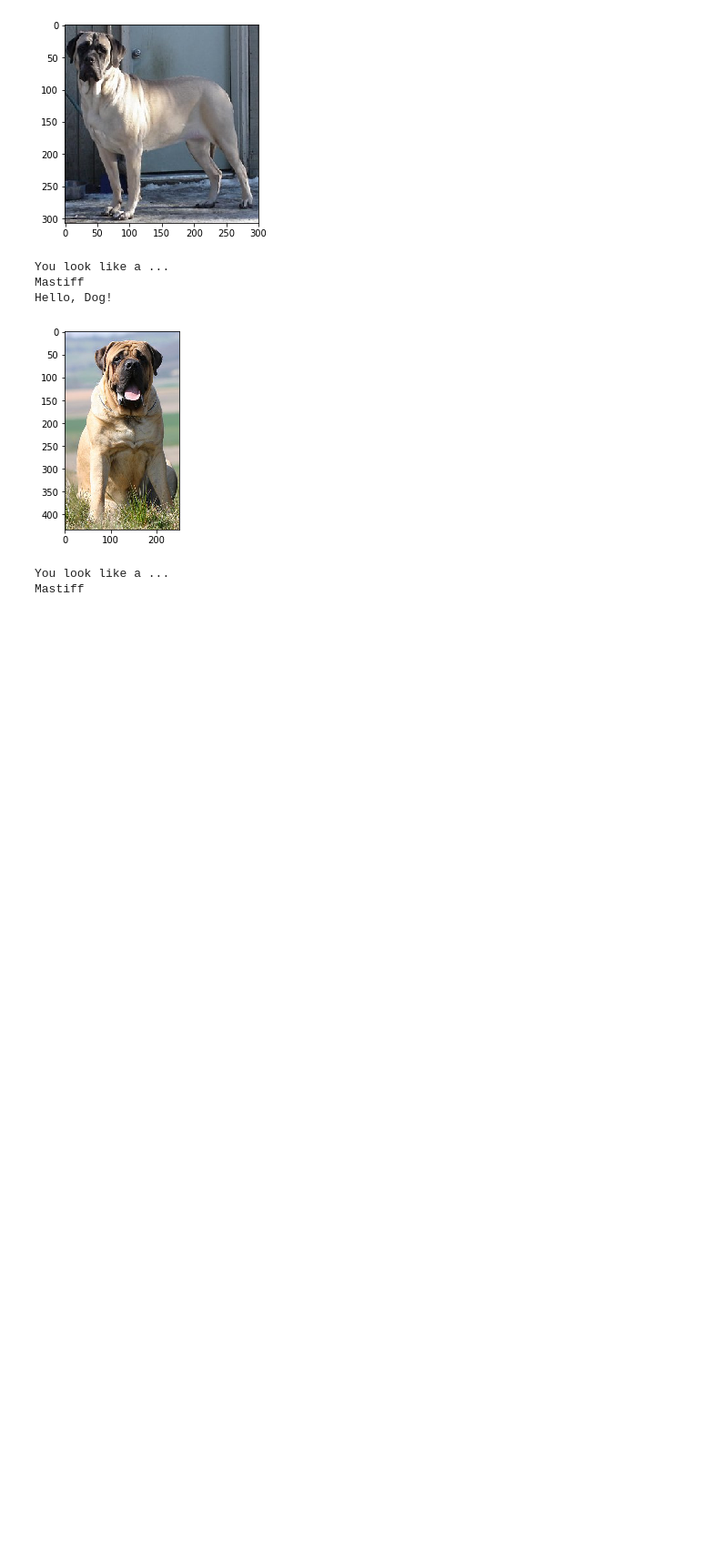
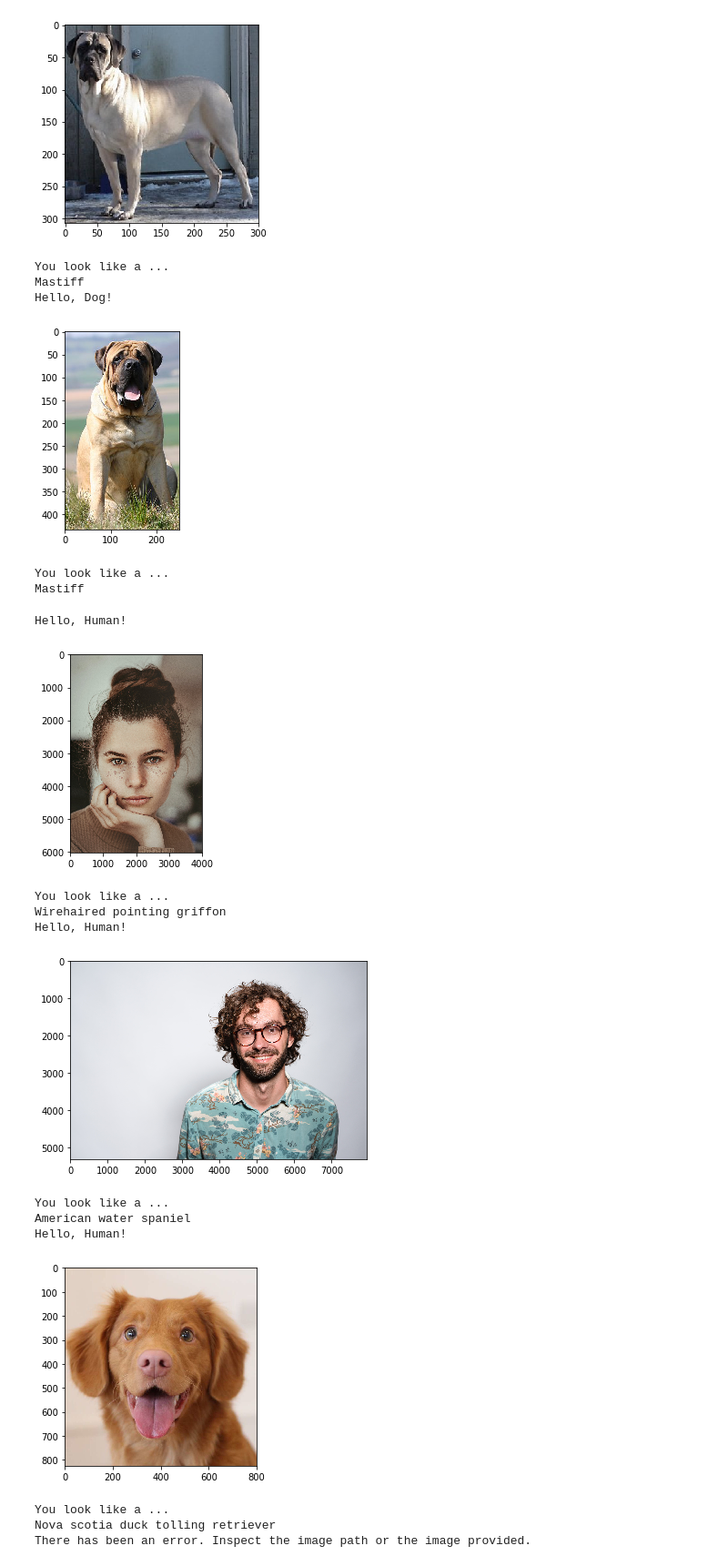
Before and after one commit to Jgursaha/DeepLearningNanodegree, a Jupyter notebook: ass2-dog-classifier/dog_app.ipynb, the cells around one changed output. Shown at 91% size. Drawn from its saved outputs; the diff is of its cells as text; code cells hidden in the pictures; blank space fills up the shorter version.

```diff
--- a/ass2-dog-classifier/dog_app.ipynb
+++ b/ass2-dog-classifier/dog_app.ipynb
@@ -391,9 +390,16 @@ data_transform = transforms.Compose([
     transforms.Normalize(mean=[0.485, 0.456, 0.406], std=[0.229, 0.224, 0.225])
 ])
 
+test_transform = transforms.Compose([
+    transforms.Resize(256),
+    transforms.CenterCrop(224),
+    transforms.ToTensor(),
+    transforms.Normalize(mean=[0.485, 0.456, 0.406], std=[0.229, 0.224, 0.225])
+])
+
 train_data = datasets.ImageFolder(train_dir, transform=data_transform)
-test_data = datasets.ImageFolder(test_dir, transform=data_transform)
-valid_data = datasets.ImageFolder(valid_dir, transform=data_transform)
+test_data = datasets.ImageFolder(test_dir, transform=test_transform)
+valid_data = datasets.ImageFolder(valid_dir, transform=test_transform)
 
 data = {"train" : train_data, "valid" : valid_data, "test" : test_data}
 
@@ -410,8 +416,8 @@ Num valid images:  835
 # %%
 # prepare data loaders
 train_loader = torch.utils.data.DataLoader(train_data, batch_size=batch_size, shuffle=True)
-valid_loader = torch.utils.data.DataLoader(valid_data, batch_size=batch_size, shuffle=True)
-test_loader = torch.utils.data.DataLoader(test_data, batch_size=batch_size, shuffle=True)
+valid_loader = torch.utils.data.DataLoader(valid_data, batch_size=batch_size, shuffle=False)
+test_loader = torch.utils.data.DataLoader(test_data, batch_size=batch_size, shuffle=False)
 
 loaders_scratch = {'train': train_loader,
                    'test': test_loader,
@@ -893,6 +900,8 @@ def run_app(img_path):
 
     if not human_detected and not dog_detected:
         print("There has been an error. Inspect the image path or the image provided.")
+        plt.imshow(image)
+        plt.show()
         return
 
     if(human_detected):
@@ -958,3 +967,22 @@ Hello, Dog!
 [figure]
 You look like a ...
 Mastiff
+# %%
+human_pics = ['./images/human1.jpg', './images/human2.jpg']
+dog_pics = ['./images/dog1.jpg', './images/dog2.jpg']
+for file in np.hstack((human_pics, dog_pics)):
+    run_app(file)
+# %% [output]
+Hello, Human!
+[figure, added]
+You look like a ...
+Wirehaired pointing griffon
+Hello, Human!
+[figure, added]
+You look like a ...
+American water spaniel
+Hello, Human!
+[figure, added]
+You look like a ...
+Nova scotia duck tolling retriever
+There has been an error. Inspect the image path or the image provided.
```
Also changed, not shown: parts of 8 cells of this notebook, 5 other files.
